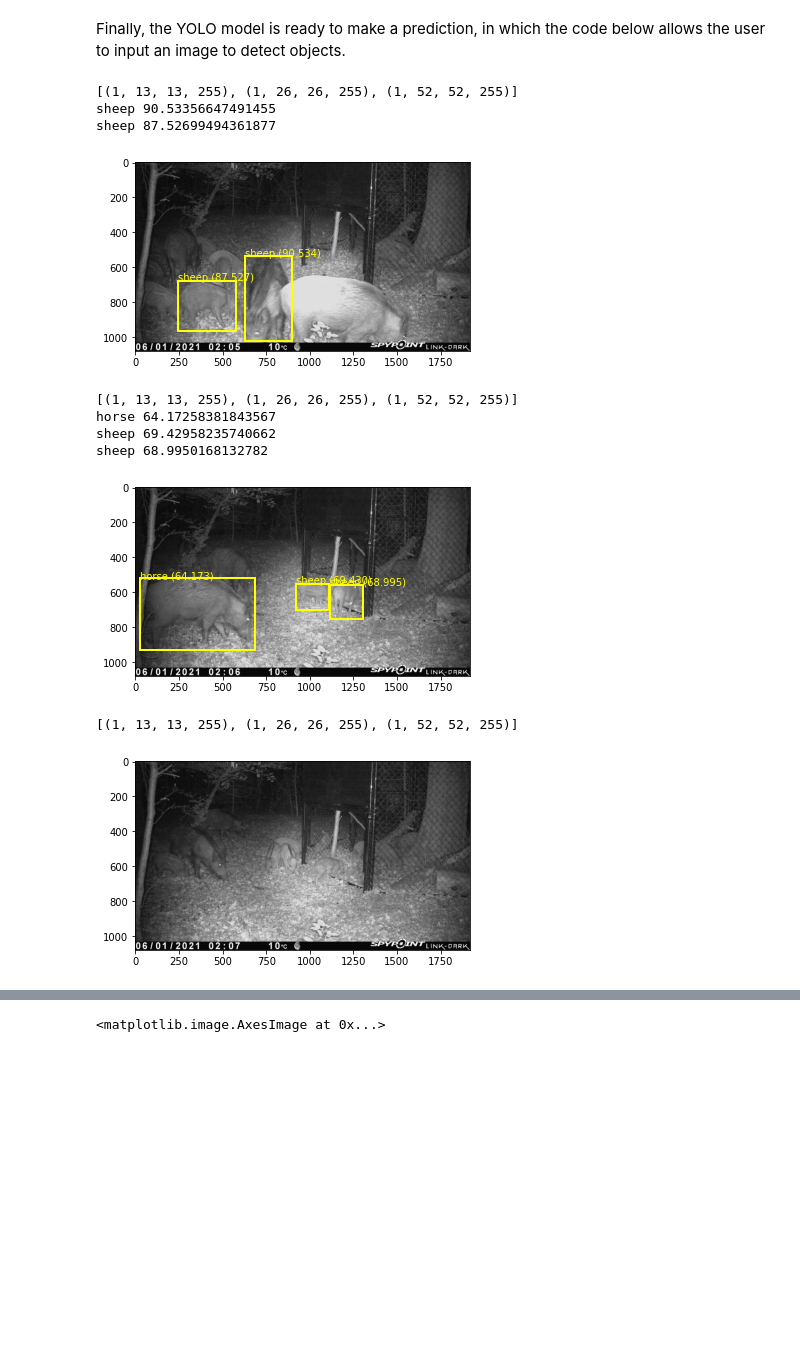
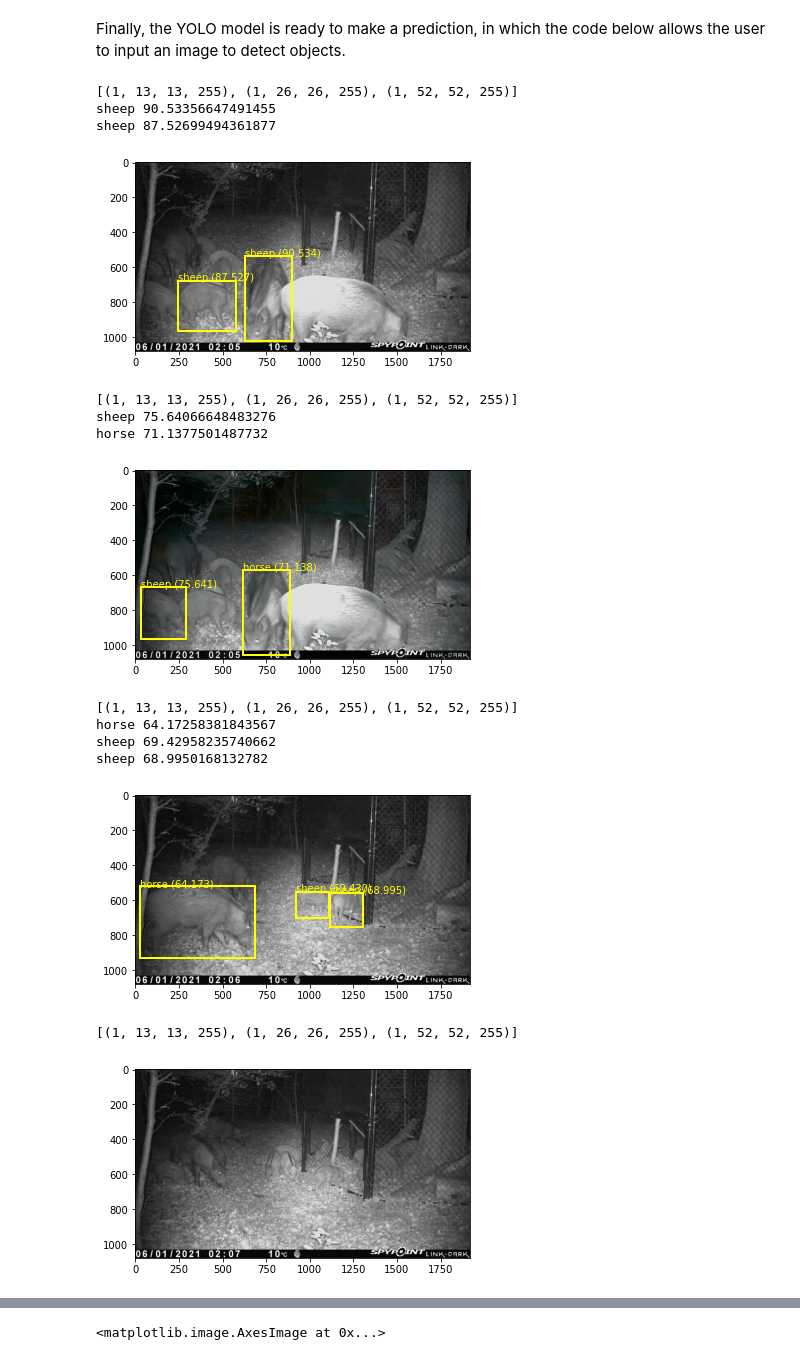
Before and after one commit to ManuelWalker/yolov3, a Jupyter notebook: notebook.ipynb, the cells around one changed output, grey strips where cells are left out. Cells and saved outputs as stored; diff of their text form; code cells hidden in the pictures; blank space fills up the shorter version.

```diff
--- a/notebook.ipynb
+++ b/notebook.ipynb
@@ -460,7 +460,7 @@ def load_image_pixels(filename, shape):
 #from google.colab import files
 #upload = files.upload()
 
-for fn in ['PICT0038.jpg','PICT0039.jpg','PICT0040.jpg']: #,'image.jfif','106.jpg','1.jpg','2.jpg']:
+for fn in ['PICT0038.jpg','PICT0038-edit.jpg','PICT0039.jpg','PICT0040.jpg','image.jfif','106.jpg','1.jpg','2.jpg']:
   photo_filename = os.getcwd() + '/content/' + fn
 
   # define the expected input shape for the model
@@ -472,36 +472,40 @@ for fn in ['PICT0038.jpg','PICT0039.jpg','PICT0040.jpg']: #,'image.jfif','106.jp
   yhat = yolov3.predict(image)
   # summarize the shape of the list of arrays
   print([a.shape for a in yhat])
 
   boxes = list()
   for i in range(len(yhat)):
     # decode the output of the network
     boxes += decode_netout(yhat[i][0], anchors[i], class_threshold, input_h, input_w)
 
   # correct the sizes of the bounding boxes for the shape of the image
   correct_yolo_boxes(boxes, image_h, image_w, input_h, input_w)
 
   # suppress non-maximal boxes
   do_nms(boxes, 0.5)
 
   # get the details of the detected objects
   v_boxes, v_labels, v_scores = get_boxes(boxes, labels, class_threshold)
 
   # summarize what we found
   for i in range(len(v_boxes)):
     print(v_labels[i], v_scores[i])
 
   # draw what we found
   draw_boxes(photo_filename, v_boxes, v_labels, v_scores)
 # %% [output]
 [(1, 13, 13, 255), (1, 26, 26, 255), (1, 52, 52, 255)]
 sheep 90.53356647491455
 sheep 87.52699494361877
 [figure]
 [(1, 13, 13, 255), (1, 26, 26, 255), (1, 52, 52, 255)]
-horse 64.17258381843567
-sheep 69.42958235740662
-sheep 68.9950168132782
+sheep 75.64066648483276
+horse 71.1377501487732
-[figure, old version]
+[figure, new version]
 [(1, 13, 13, 255), (1, 26, 26, 255), (1, 52, 52, 255)]
+horse 64.17258381843567
+sheep 69.42958235740662
+sheep 68.9950168132782
-[figure, old version]
+[figure, new version]
+[(1, 13, 13, 255), (1, 26, 26, 255), (1, 52, 52, 255)]
+[figure, added]
```
Also changed, not shown: parts of 4 cells of this notebook, 3 other files.
